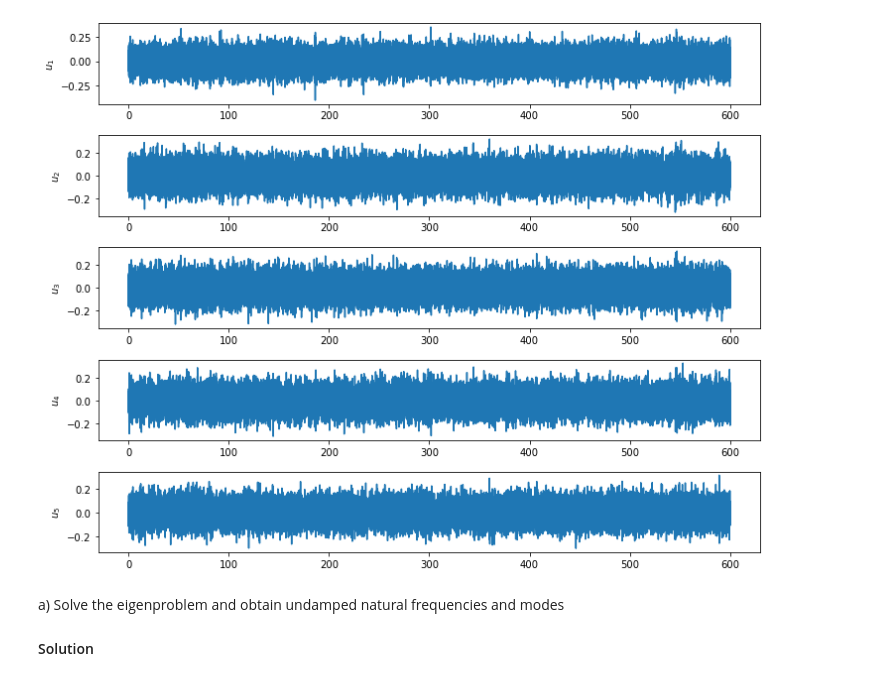
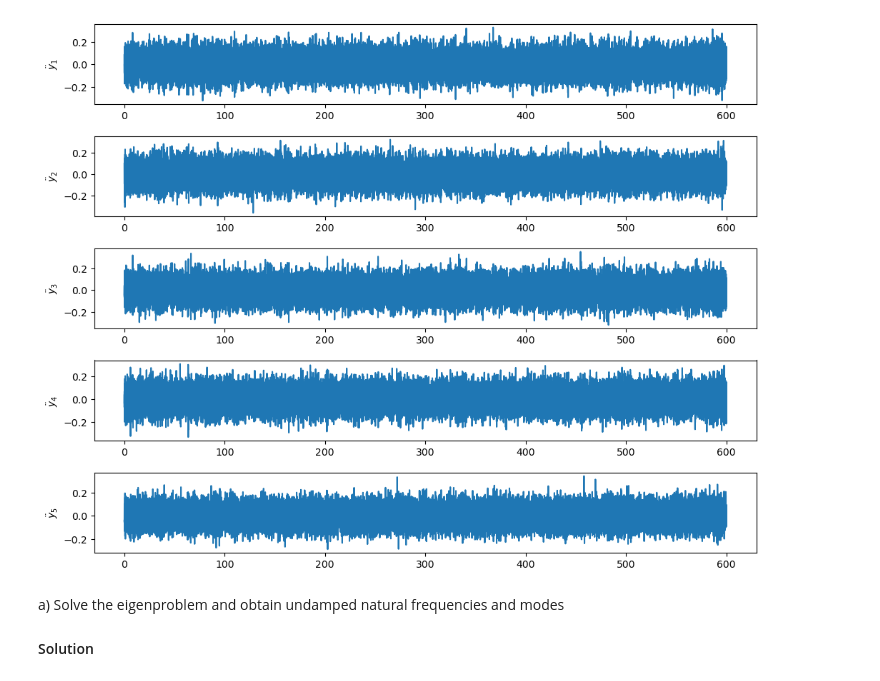
Before and after one commit to oiseth/TKT4108StructuralDynamics2, a Jupyter notebook: python/exercises/exercise6/Solution_problem_set_6.ipynb, the cells around one changed output. Drawn from its saved outputs; the diff is of its cells as text; code cells hidden in the pictures.

```diff
--- a/python/exercises/exercise6/Solution_problem_set_6.ipynb
+++ b/python/exercises/exercise6/Solution_problem_set_6.ipynb
@@ -17,6 +17,8 @@ In this problem, we will consider the same share frame as in problem set 5. Use
 # %%
 import numpy as np
 from scipy import linalg as spla
+
+
 from time_integration import *
 from matplotlib import pyplot as plt
 from scipy import signal as spsi
@@ -45,35 +47,35 @@ vec = vec[:,indx]
 
 f = np.real(lam**0.5)/2/np.pi
 
 MM_modal = vec.T @ MM @ vec
 
 CC_modal = 2*np.eye(5)*5/100*MM_modal*np.diag(f)*2*np.pi
 
 CC = vec @ CC_modal @ vec.T
 
 t = np.arange(0,600,0.01)
 
 x=np.random.normal(0,50, size=(5,len(t))) # White noise loading
 
 u0 = np.zeros((5,1))
 udot0 = np.zeros((5,1))
 
 gamma = 1/2
 beta = 1/4
 
 h = t[1] - t[0]
 
 y, _, y2dot = linear_newmark_krenk(MM,CC,KK,x,u0,udot0,h,gamma,beta)
 
 fix, axs = plt.subplots(5,1,figsize=(10,8))
 
 plt.tight_layout()
 
 for k in range(5):
     axs[k].plot(t,y2dot[k,:])
-    axs[k].set_ylabel("$u_" + str(k+1) + "$")
+    axs[k].set_ylabel("$\ddot{y}_" + str(k+1) + "$")
 # %% [output]
-[figure, old version]
+[figure, new version]
 # %% [markdown]
 a) Solve the eigenproblem and obtain undamped natural frequencies and modes
 
```
Also changed, not shown: parts of 9 cells of this notebook, 6 other files.
